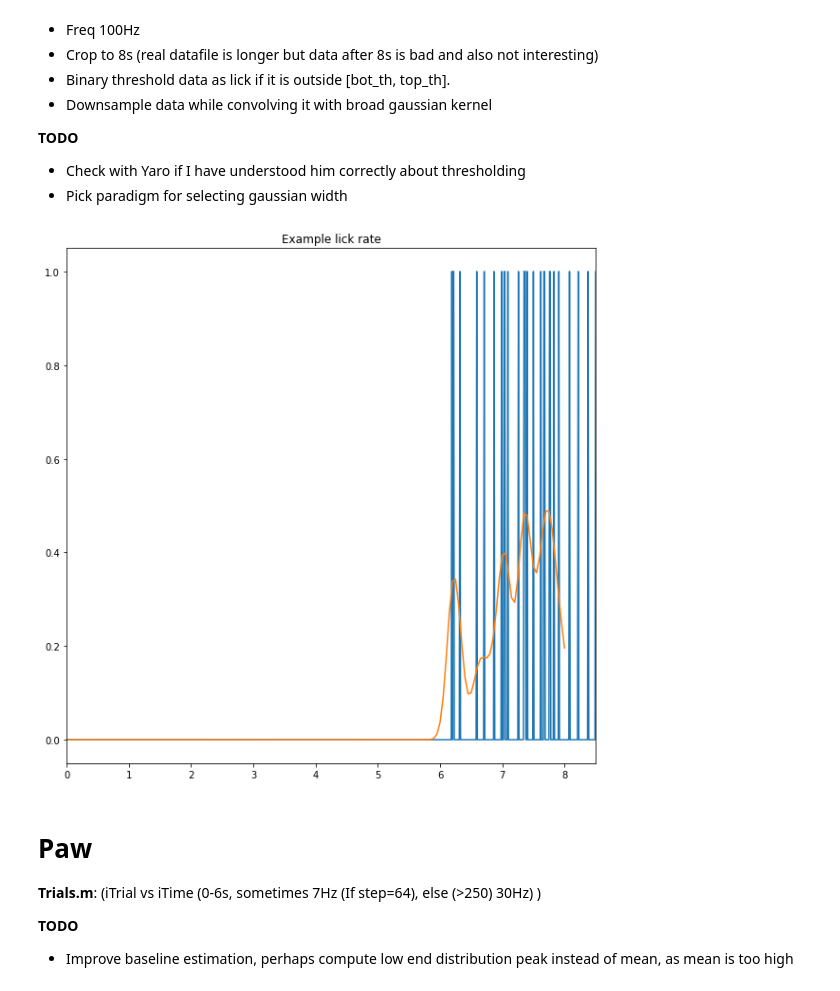
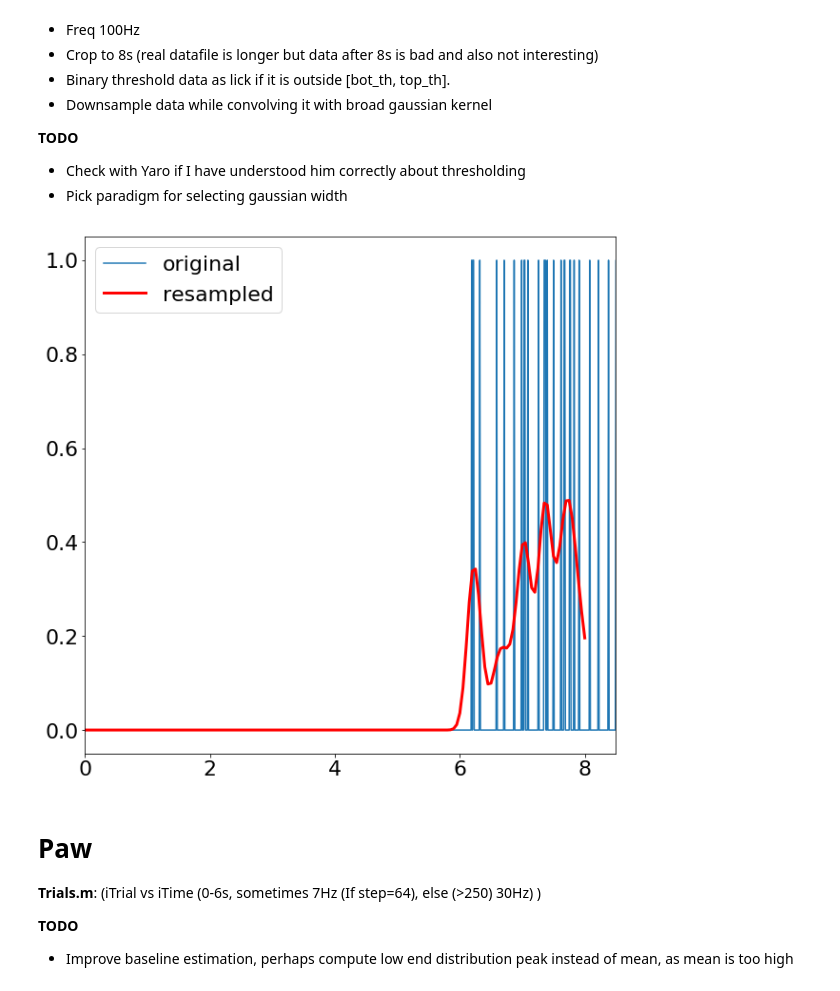
Before and after one commit to aleksejs-fomins/TNU2019-Project, a Jupyter notebook: src/preprocess/behaviour.ipynb, the cells around one changed output. Cells and saved outputs as stored; diff of their text form; code cells hidden in the pictures.

```diff
--- a/src/preprocess/behaviour.ipynb
+++ b/src/preprocess/behaviour.ipynb
@@ -93,37 +94,39 @@ l,r = trunc_idx(f_lick['tLicks'], 0, 8)
 tLicksTrunc = f_lick['tLicks'][l:r]
 
 
 data_lick = np.zeros((nTrials, TARGET_NTIMES))
 keymap_lick = {
     'iGO'    : 'licks_go',
     'iNOGO'  : 'licks_nogo',
     'iFA'    : 'licks_FA',
     'iMISS'  : 'licks_miss'}
 
 for k, v in keymap_lick.items():
     if len(f_lick[v]) > 0:
         # Truncate data
         lick_trunc = f_lick[v][l:r]
 
         # Resample and stitch all trials back together into one 2D matrix
         # Note MATLAB index in behaviour is +1
         for iSubTrial, iTrialMATLAB in enumerate(behaviour[k]):
             data_lick[iTrialMATLAB-1] = resample(tLicksTrunc, lick_trunc[:, iSubTrial], TARGET_TIMES, param_resample)
 
 # Normalizing
 data_lick /= np.max(data_lick)
 
 # Plot before
+plt.rcParams.update({'font.size': 22})
 plt.figure(figsize=(10,10))
-plt.plot(f_lick['tLicks'], f_lick['licks_go'][:, 10])
+plt.plot(f_lick['tLicks'], f_lick['licks_go'][:, 10], label='original')
 
 # Plot after
-plt.plot(TARGET_TIMES, data_lick[behaviour['iGO'][10]-1])
-plt.title("Example lick rate")
+plt.plot(TARGET_TIMES, data_lick[behaviour['iGO'][10]-1], 'red', linewidth = 3.0, label='resampled')
+plt.legend()
+#plt.title("Example lick rate")
 plt.xlim([0, 8.5])
 plt.show()
 # %% [output]
-[figure, old version]
+[figure, new version]
 # %% [markdown]
 # Paw
 
```
Also changed, not shown: parts of 4 cells of this notebook, 38 other files.
